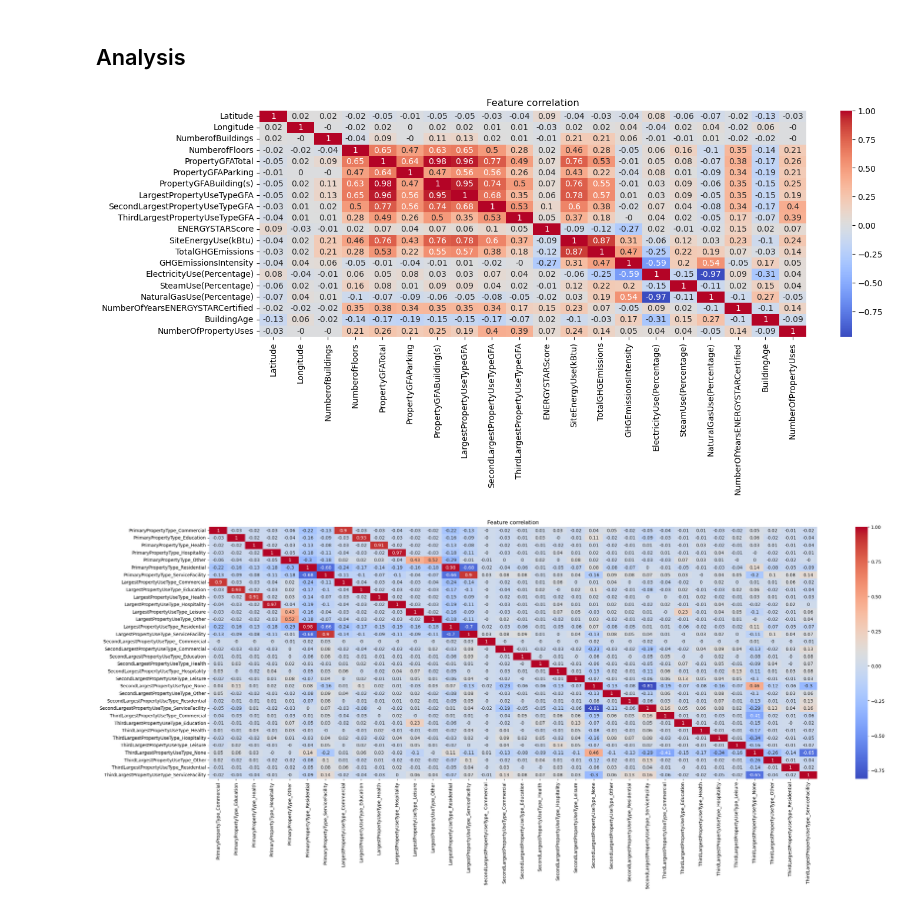
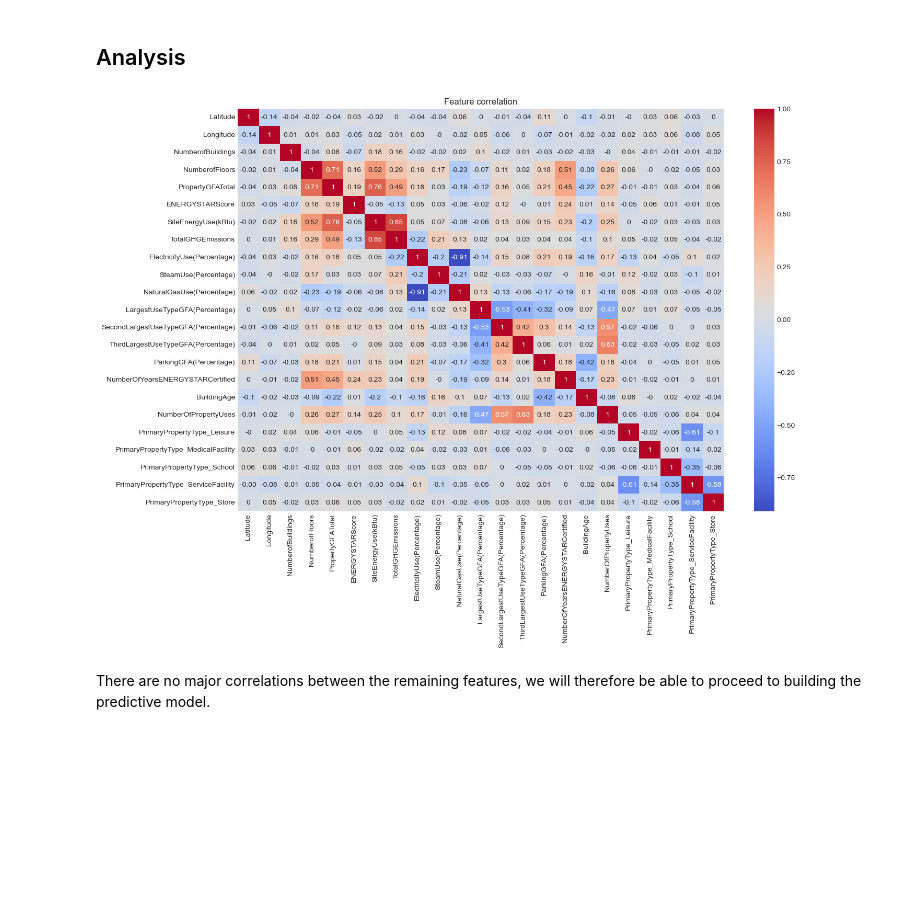
Before and after one commit to Dzov/DSP4, a Jupyter notebook: Haladjian_Amelie-Dzovinar_1_notebook_exploratoire_082023.ipynb, the cells around one changed output. Cells and saved outputs as stored; diff of their text form; code cells hidden in the pictures; blank space fills up the shorter version.

```diff
--- a/Haladjian_Amelie-Dzovinar_1_notebook_exploratoire_082023.ipynb
+++ b/Haladjian_Amelie-Dzovinar_1_notebook_exploratoire_082023.ipynb
@@ -215,4 +284,5 @@ We can remove buildings that have not met energy benchmarking requirements for t
 # %%
 non_compliant_buildings = data.loc[~data["ComplianceStatus"].isin(["Compliant"])]
+compliant_buildings = data.loc[data["ComplianceStatus"].isin(["Compliant"])]
 non_compliant_buildings
 # %% [output]
@@ -547,7 +717,9 @@ buildings_wo_energy_use
 # %% [markdown]
 We can add a feature to count the number of years a building has obtained the EnergyStar Certification
 # %%
-data["NumberOfYearsENERGYSTARCertified"] = len(data["YearsENERGYSTARCertified"]) / 4
+data["NumberOfYearsENERGYSTARCertified"] = data["YearsENERGYSTARCertified"].apply(
+    lambda x: len(x) / 4 if isinstance(x, str) else 0
+)
 
 data.loc[
     data["YearsENERGYSTARCertified"].isnull(), "NumberOfYearsENERGYSTARCertified"
@@ -759,23 +934,13 @@ encoded_matrix = encoder.fit_transform(
     data[
         [
             "PrimaryPropertyType",
-            "LargestPropertyUseType",
-            "SecondLargestPropertyUseType",
-            "ThirdLargestPropertyUseType",
         ]
     ]
 )
 encoded_array = encoded_matrix.toarray()
 encoded_primary_property = pd.DataFrame(
     encoded_array,
-    columns=encoder.get_feature_names_out(
-        [
-            "PrimaryPropertyType",
-            "LargestPropertyUseType",
-            "SecondLargestPropertyUseType",
-            "ThirdLargestPropertyUseType",
-        ]
-    ),
+    columns=encoder.get_feature_names_out(),
 )
 encoded_primary_property
 # %% [output]
@@ -856,50 +979,37 @@ We can now remove all features that won't be of any further use
 # %%
 columns_to_remove = [
     "SteamUse(kBtu)",
-    "Electricity(kWh)",
     "Electricity(kBtu)",
-    "NaturalGas(therms)",
     "NaturalGas(kBtu)",
-    "SiteEUI(kBtu/sf)",
-    "SiteEUIWN(kBtu/sf)",
-    "SourceEUI(kBtu/sf)",
-    "SourceEUIWN(kBtu/sf)",
     "YearsENERGYSTARCertified",
-    "SiteEnergyUseWN(kBtu)",
     "YearBuilt",
     "ListOfAllPropertyUseTypes",
     "PropertyName",
     "LargestPropertyUseType",
     "SecondLargestPropertyUseType",
     "ThirdLargestPropertyUseType",
+    "LargestPropertyUseTypeGFA",
+    "SecondLargestPropertyUseTypeGFA",
+    "ThirdLargestPropertyUseTypeGFA",
     "PrimaryPropertyType",
-    "BuildingType",
-    "Neighborhood",
+    "PropertyGFAParking",
+    "PropertyGFABuilding(s)",
 ]
 
-non_residential_buildings = non_residential_buildings.drop(columns=columns_to_remove)
 data = data.drop(columns=columns_to_remove)
 # %% [markdown]
 ## Analysis
 # %%
-plt.figure(figsize=[15, 5])
+plt.figure(figsize=[15, 10])
 sns.heatmap(
-    data.loc[:, :"NumberOfPropertyUses"].corr(numeric_only=True).round(2),
+    data.corr(numeric_only=True).round(2),
     cmap="coolwarm",
     annot=True,
 )
 plt.title("Feature correlation")
 plt.show()
-
-plt.figure(figsize=[30, 10])
-sns.heatmap(
-    data.loc[:, "PrimaryPropertyType_Commercial":].corr(numeric_only=True).round(2),
-    cmap="coolwarm",
-    annot=True,
-)
-plt.title("Feature correlation")
-plt.show()
 # %% [output]
-[figure, old version]
+[figure, new version]
-[figure, removed]
+# %% [markdown]
+There are no major correlations between the remaining features, we will therefore be able to proceed to building the predictive model.
 # %%
```
Also changed, not shown: parts of 108 cells of this notebook, 3 other files.
